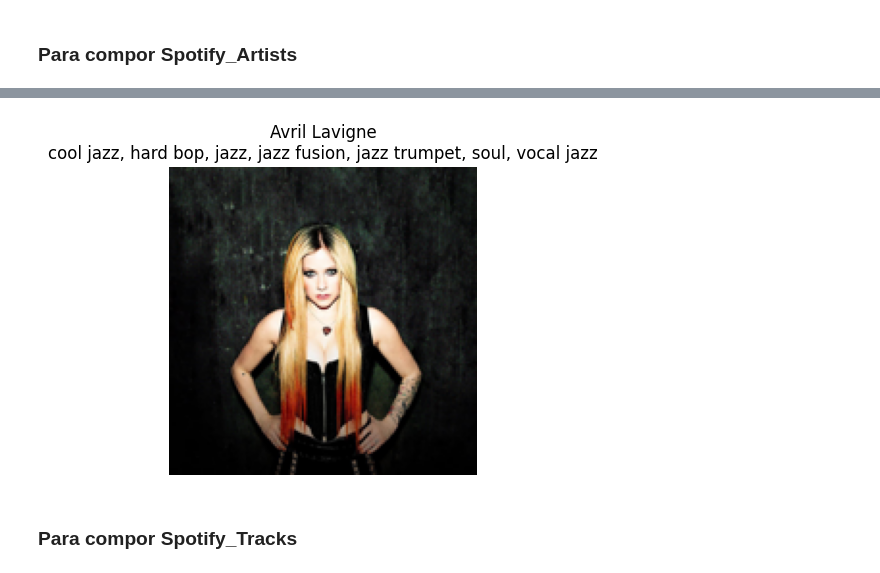
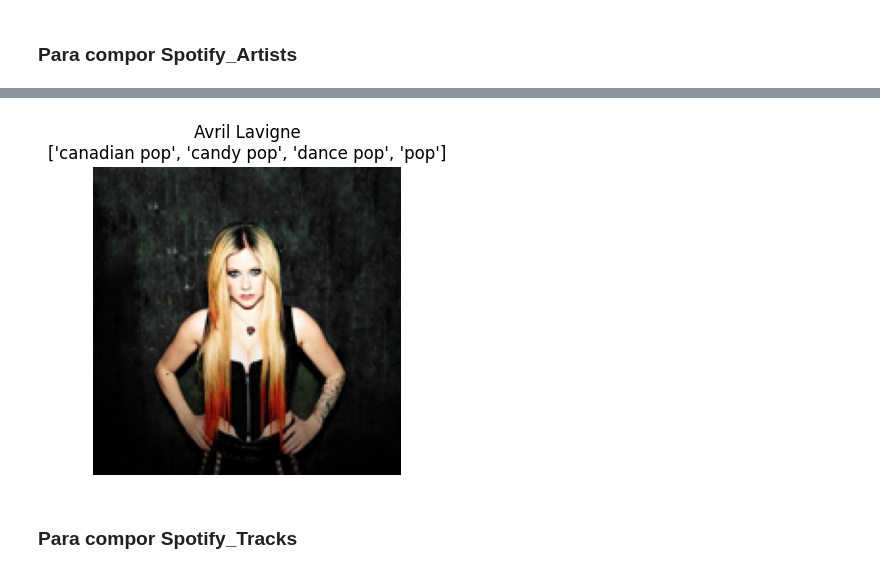
Before and after one commit to Rogerio-mack/IMT_Banco_de_Dados, a Jupyter notebook: Lab_1Bimestre.ipynb, the cells around one changed output, grey strips where cells are left out. Cells and saved outputs as stored; diff of their text form; code cells hidden in the pictures.

```diff
--- a/Lab_1Bimestre.ipynb
+++ b/Lab_1Bimestre.ipynb
@@ -160,20 +160,20 @@ search_results
 # %%
 import matplotlib.pyplot as plt
 from PIL import Image
 from io import BytesIO
 
 plt.figure(figsize=(4,4))
 response = requests.get(dict(search_results)['images'][0]['url'])
 img = Image.open(BytesIO(response.content))
 width, height = img.size
 img = img.resize((width//4, height//4))
 
 plt.imshow(img)
 plt.axis('off')
-plt.title(dict(search_results)['name'] + '\n' + genres_text)
+plt.title(dict(search_results)['name'] + '\n' + str(search_results['genres']))
 plt.show()
 # %% [output]
-[figure, old version]
+[figure, new version]
 # %% [markdown]
 ### Para compor Spotify_Tracks
 # %%
```
Also changed, not shown: parts of 7 cells of this notebook.
